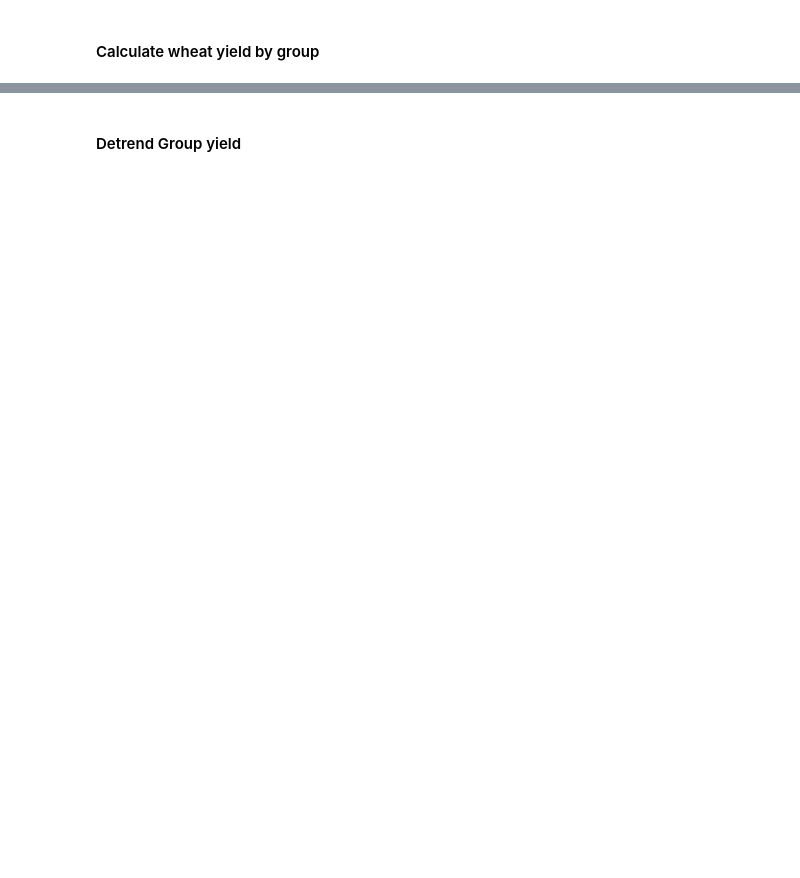
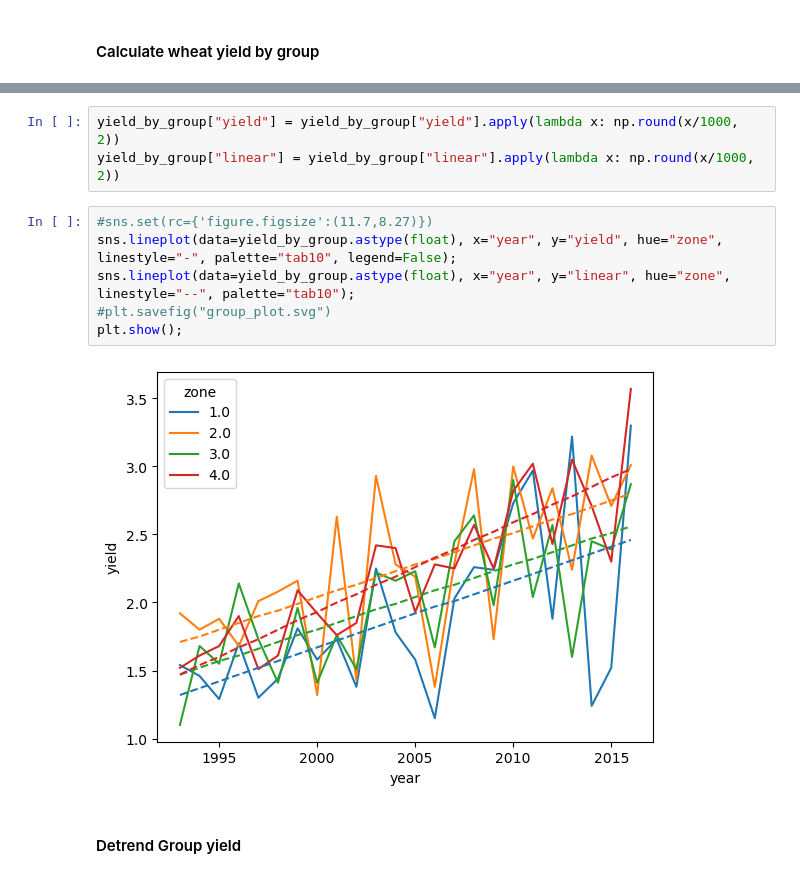
Before and after one commit to mzachow/wheat-yield-forecast-brazil, a Jupyter notebook: prepare_wheat_data.ipynb, the cells around one changed output, grey strips where cells are left out. Saved outputs shown, nothing was run; the diff lists cells and outputs as text; blank space fills up the shorter version.

```diff
--- a/prepare_wheat_data.ipynb
+++ b/prepare_wheat_data.ipynb
@@ -105,3 +106,14 @@ sns.lineplot(data=yield_by_group.astype(int), x="year", y="yield", hue="zone");
+# %%
+yield_by_group["yield"] = yield_by_group["yield"].apply(lambda x: np.round(x/1000, 2))
+yield_by_group["linear"] = yield_by_group["linear"].apply(lambda x: np.round(x/1000, 2))
+# %%
+#sns.set(rc={'figure.figsize':(11.7,8.27)})
+sns.lineplot(data=yield_by_group.astype(float), x="year", y="yield", hue="zone", linestyle="-", palette="tab10", legend=False);
+sns.lineplot(data=yield_by_group.astype(float), x="year", y="linear", hue="zone", linestyle="--", palette="tab10");
+#plt.savefig("group_plot.svg")
+plt.show();
+# %% [output]
+[figure, added]
 # %% [markdown]
 #### Detrend Group yield
 # %%
```
Also changed, not shown: parts of 9 cells of this notebook, 1 other file.
